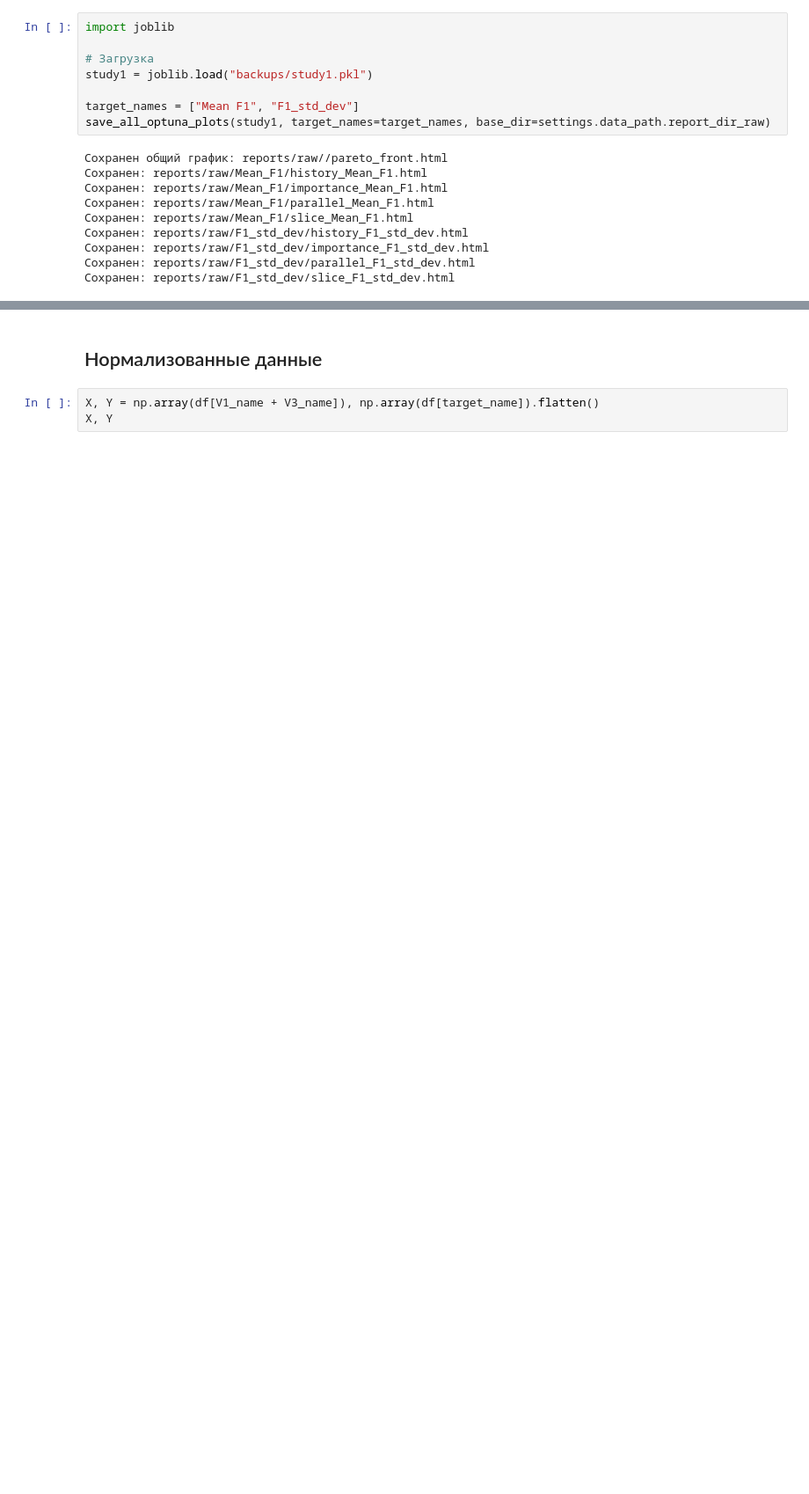
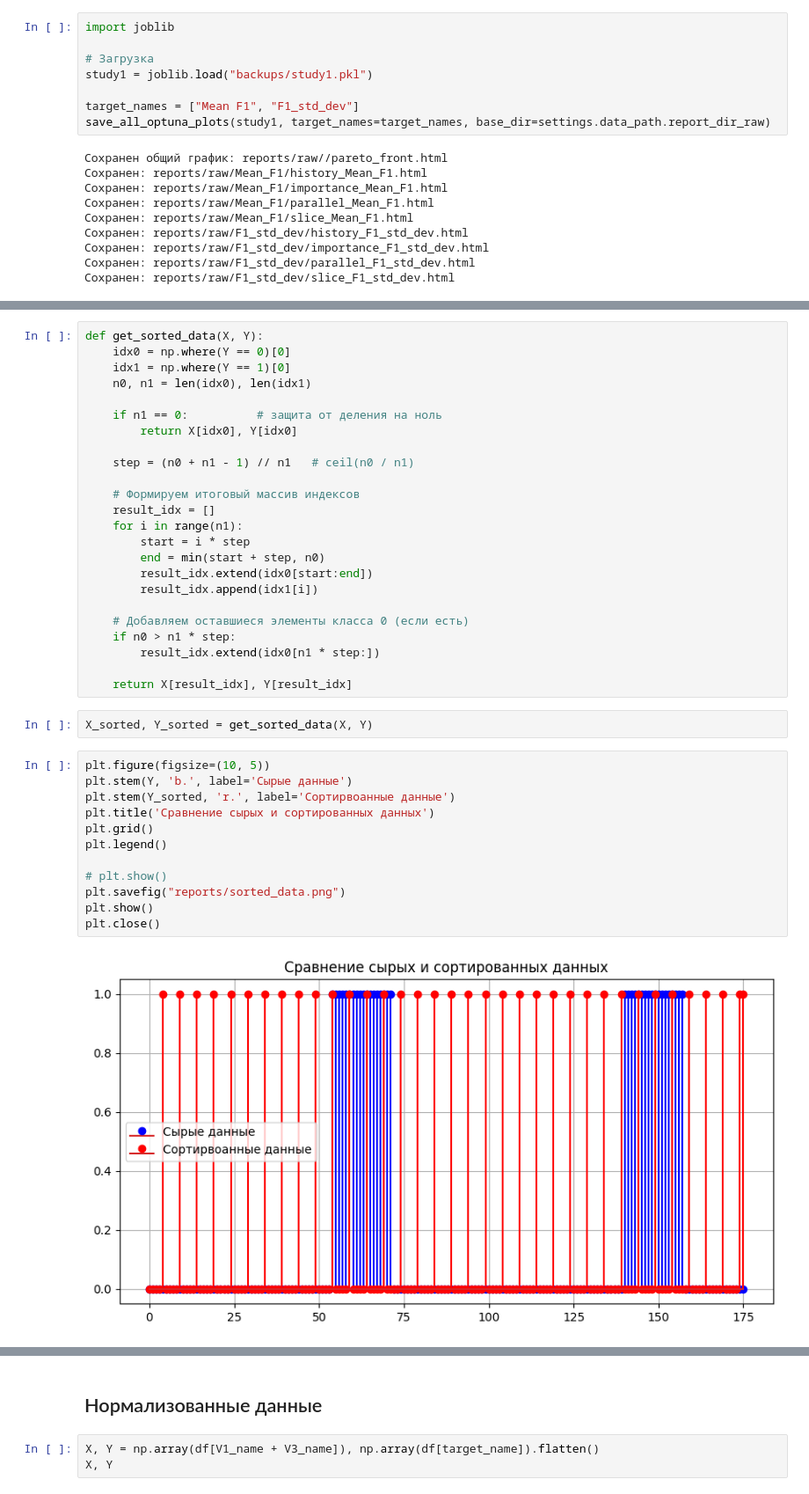
Before and after one commit to Georgius03/mag_ML, a Jupyter notebook: notebooks/lab_2.ipynb, the cells around one changed output, grey strips where cells are left out. Shown at 88% size. Cells and saved outputs as stored; diff of their text form; blank space fills up the shorter version.

```diff
--- a/notebooks/lab_2.ipynb
+++ b/notebooks/lab_2.ipynb
@@ -347,0 +360,40 @@ save_all_optuna_plots(study1, target_names=target_names, base_dir=settings.data_
+# %%
+def get_sorted_data(X, Y):
+    idx0 = np.where(Y == 0)[0]
+    idx1 = np.where(Y == 1)[0]
+    n0, n1 = len(idx0), len(idx1)
+
+    if n1 == 0:          # защита от деления на ноль
+        return X[idx0], Y[idx0]
+
+    step = (n0 + n1 - 1) // n1   # ceil(n0 / n1)
+
+    # Формируем итоговый массив индексов
+    result_idx = []
+    for i in range(n1):
+        start = i * step
+        end = min(start + step, n0)
+        result_idx.extend(idx0[start:end])
+        result_idx.append(idx1[i])
+
+    # Добавляем оставшиеся элементы класса 0 (если есть)
+    if n0 > n1 * step:
+        result_idx.extend(idx0[n1 * step:])
+
+    return X[result_idx], Y[result_idx]
+# %%
+X_sorted, Y_sorted = get_sorted_data(X, Y)
+# %%
+plt.figure(figsize=(10, 5))
+plt.stem(Y, 'b.', label='Сырые данные')
+plt.stem(Y_sorted, 'r.', label='Сортирвоанные данные')
+plt.title('Сравнение сырых и сортированных данных')
+plt.grid()
+plt.legend()
+
+# plt.show()
+plt.savefig("reports/sorted_data.png")
+plt.show()
+plt.close()
+# %% [output]
+[figure, added]
```
Also changed, not shown: parts of 40 cells of this notebook, 35 other files.
